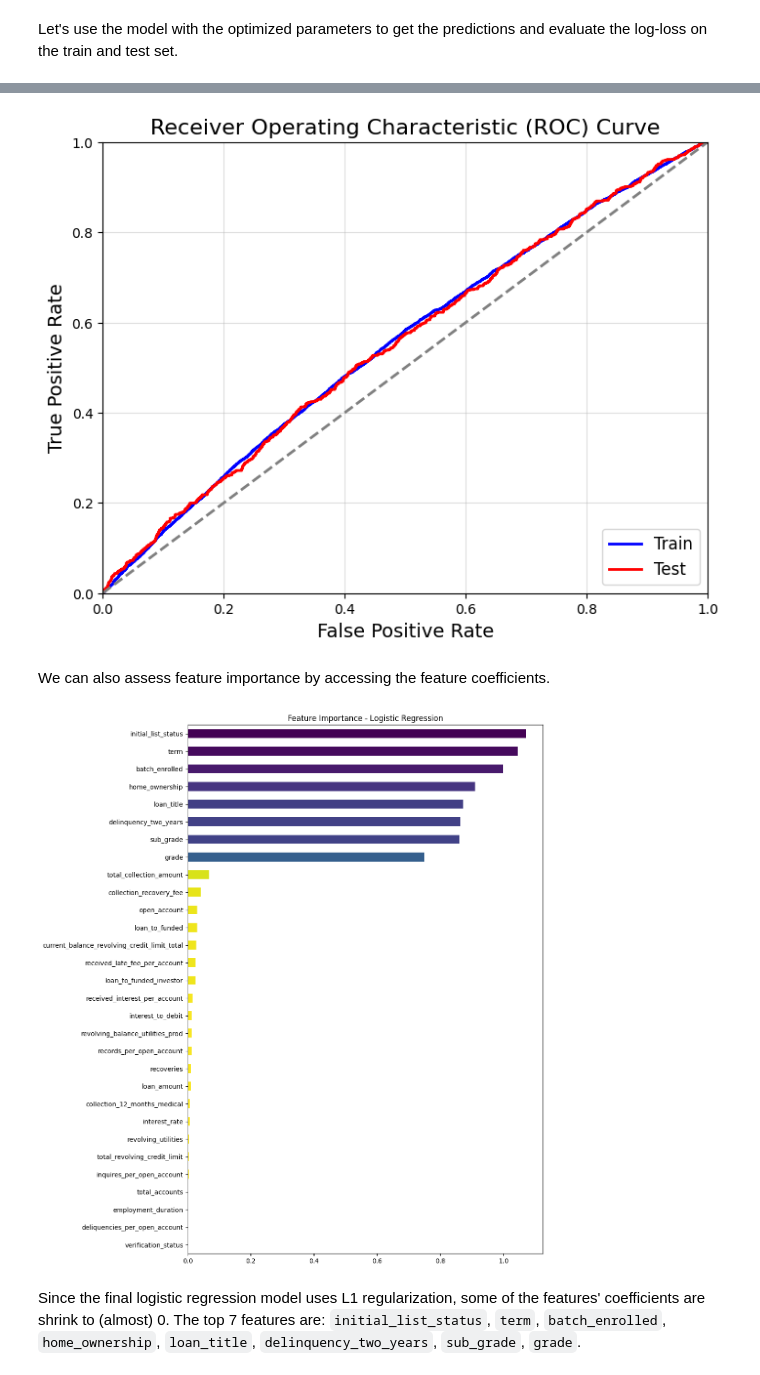
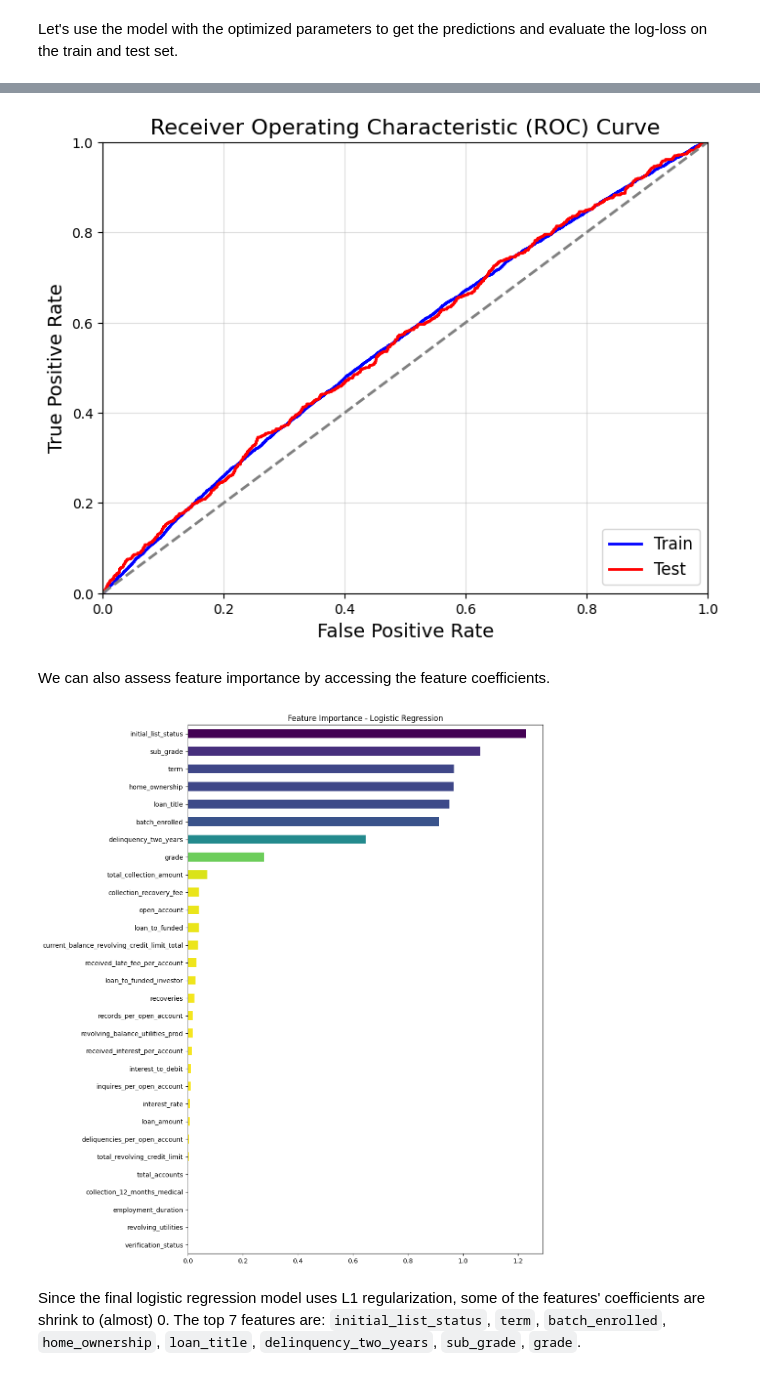
Before and after one commit to MiaHenstridge/bank_loan_defaulter_prediction_deloitte_hackathon, a Jupyter notebook: final_project_v4.ipynb, the cells around one changed output, grey strips where cells are left out. Saved outputs shown, nothing was run; the diff lists cells and outputs as text; code cells hidden in the pictures.

```diff
--- a/final_project_v4.ipynb
+++ b/final_project_v4.ipynb
@@ -1199,7 +1203,7 @@ clf = GridSearchCV(
     param_grid=param_grid,
     scoring='roc_auc',               # we're minimizing log-loss (or maximizing the negative log-loss)
     cv=kf,
-    refit=True,                           # refit the best model to entire dataset
+    refit=False,                           # refit the best model to entire dataset
 )
 # %%
 # perform the search - this will take some time
@@ -1228,3 +1232,39 @@ results.head()
 | 4 | {'C': 10.0, 'penalty': 'l1'} | 0.544047 | 0.008644 |
 # %% [markdown]
 Let's use the model with the optimized parameters to get the predictions and evaluate the log-loss on the train and test set.
+# %%
+model = LogisticRegression(solver='saga',
+                           max_iter=1000,
+                           n_jobs=-1,
+                          **search.best_params_)
+
+# Stratified K-fold cross-validation
+kf = StratifiedKFold(n_splits=5, shuffle=True, random_state=101)
+roc_auc = []
+log_losses = []
+i = 1
+for train_idx, val_idx in kf.split(X_train, y_train):
+    X_fold_train, X_fold_val = X_train.iloc[train_idx], X_train.iloc[val_idx]
+    y_fold_train, y_fold_val = y_train.iloc[train_idx], y_train.iloc[val_idx]
+
+    # Fit the model
+    model.fit(X_fold_train, y_fold_train)
+
+    # Predict probabilities for log loss calculation
+    y_pred_proba = model.predict_proba(X_fold_val)[:, 1]
+
+    # calculate roc-auc for this fold
+    fold_auc = roc_auc_score(y_fold_val, y_pred_proba)
+    roc_auc.append(fold_auc)
+
+    # calculate log-loss for this fold
+    fold_logloss = log_loss(y_fold_val, y_pred_proba)
+    log_losses.append(fold_logloss)
+
+    print(f'Fold {i}: roc_auc={fold_auc:.4f}, log_loss={fold_logloss:.4f}')
+    i+=1
+
+# return mean roc auc across all folds
+avg_roc_auc = np.mean(roc_auc)
+# return mean logloss across all folds
+avg_logloss = np.mean(log_losses)
@@ -1250,5 +1293,6 @@ The roc-auc score on both the train and test set is larger than 0.5, which means
 # %%
-# Compute ROC curve and AUC
+# Compute ROC curve and AUC on the train set and test set
+train_preds = model.predict_proba(X_train)[:, 1]
 fpr_train, tpr_train, _ = roc_curve(y_train, train_preds)
 fpr_test, tpr_test, _ = roc_curve(y_test, test_preds)
 # Plot the ROC curve
@@ -1266,28 +1310,28 @@ plt.legend(loc="lower right", fontsize=12)
 plt.grid(alpha=0.4)
 plt.show()
 # %% [output]
-[figure, old version]
+[figure, new version]
 # %% [markdown]
 We can also assess feature importance by accessing the feature coefficients.
 # %%
-feature_coef = search.best_estimator_.coef_[0]
+feature_coef = model.coef_[0]
 feature_importance = pd.Series(feature_coef, index=X_train.columns)
 
 # Create a colormap
 cmap = plt.get_cmap("viridis_r")
 
 # Normalize the importance values to be between 0 and 1 for color mapping
 norm = plt.Normalize(feature_importance.abs().min(), feature_importance.abs().max())
 
 # Create a color array based on the normalized importance
 colors = [cmap(norm(value)) for value in feature_importance.abs().sort_values()]
 
 # plot feature importances from highest to lowest
 feature_importance.abs().sort_values().plot(kind='barh', figsize=(10, 15), color=colors)
 plt.title('Feature Importance - Logistic Regression')
 plt.show()
 # %% [output]
-[figure, old version]
+[figure, new version]
 # %% [markdown]
 Since the final logistic regression model uses L1 regularization, some of the features' coefficients are shrink to (almost) 0. The top 7 features are: `initial_list_status`, `term`, `batch_enrolled`, `home_ownership`, `loan_title`, `delinquency_two_years`, `sub_grade`, `grade`.
 # %%
```
Also changed, not shown: parts of 46 cells of this notebook, 11 other files.
